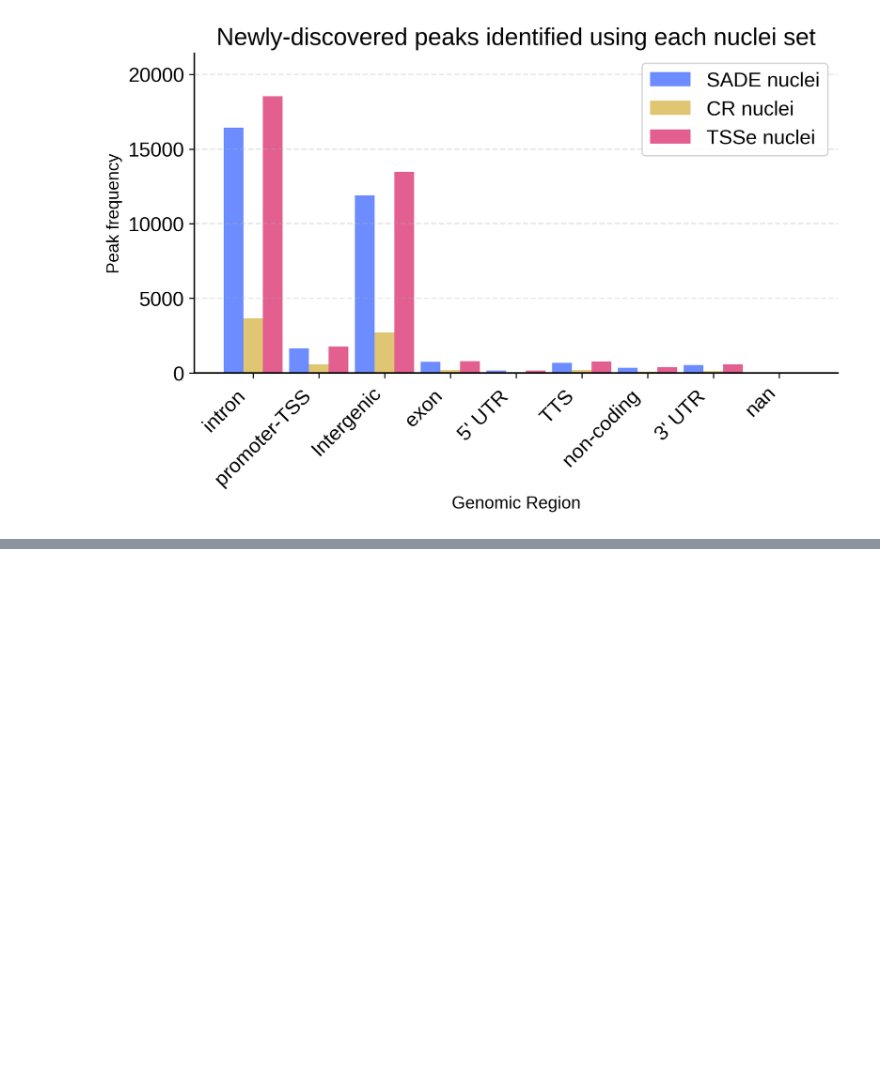
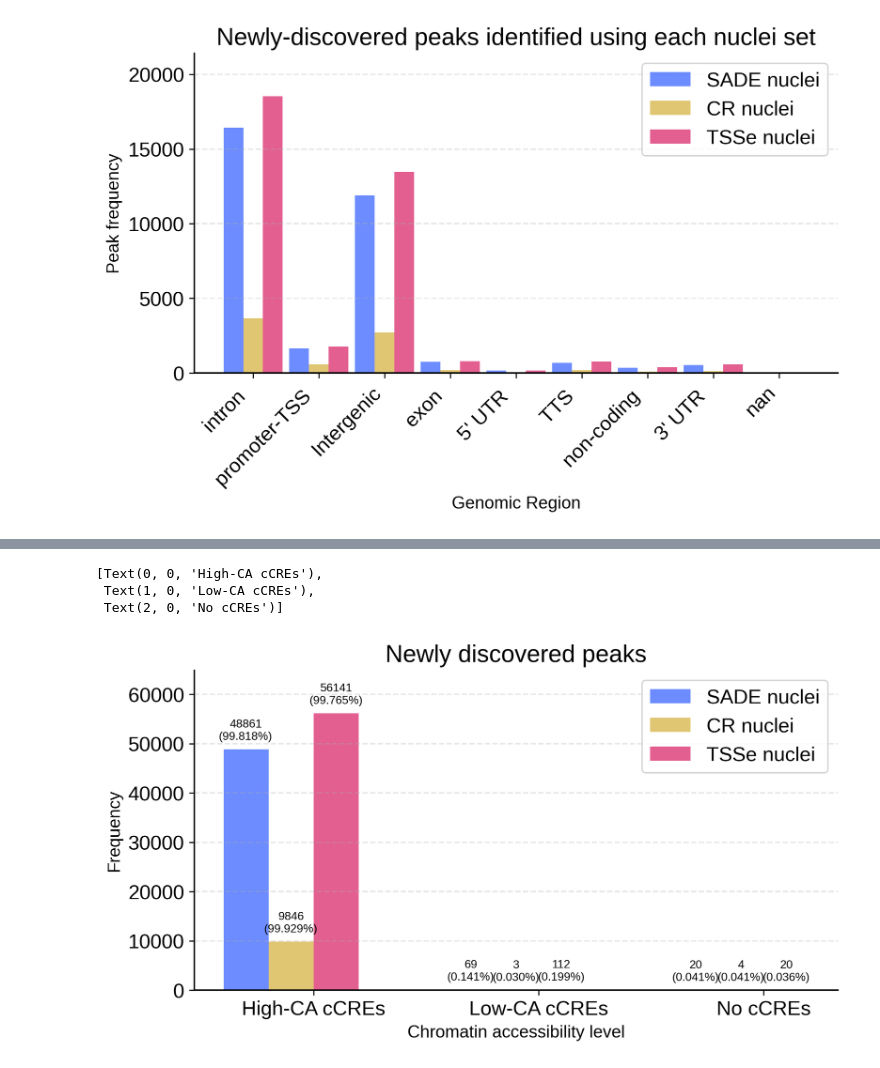
Before and after one commit to streetslab/SADE_manuscript, a Jupyter notebook: EDA/F3_peakset_comparison_cCRES_v.ipynb, the cells around one changed output, grey strips where cells are left out. Saved outputs shown, nothing was run; the diff lists cells and outputs as text; code cells hidden in the pictures; blank space fills up the shorter version.

```diff
--- a/EDA/F3_peakset_comparison_cCRES_v.ipynb
+++ b/EDA/F3_peakset_comparison_cCRES_v.ipynb
@@ -164,0 +361,49 @@ ax.set_xticklabels(labels, rotation=45, ha='right')
+# %%
+CA_level_color_map = {'High-CA cCREs': 'blue', 'Low-CA cCREs': 'orange', 'No cCREs': 'grey'}
+CA_level_index_map = {'High-CA cCREs': 0, 'Low-CA cCREs': 1, 'No cCREs': 2}
+CA_regions_level = {'dELS': 'High-CA cCREs', 'pELS': 'High-CA cCREs', 'PLS': 'High-CA cCREs', 'CA-H3K4me3': 'High-CA cCREs',
+                "CA-CTCF": 'High-CA cCREs', 'CA-TF': 'High-CA cCREs', 'TF': 'Low-CA cCREs', "CA": 'High-CA cCREs', '.': 'No cCREs'}
+
+width = 0.2  # the width of the bars
+fig, ax = plt.subplots( nrows=1, ncols=1, figsize=(8,4))
+
+for d, c, poffset, l in zip([ SADE_vs_raw_cCREs, CR_vs_raw_cCREs,   TSSe_vs_raw_cCREs], [ '#2E5BFF', "#D4AF37",  '#D81B60', ],
+                    width*np.array([-1.5, -0.5, 0.5,]),
+                    [ 'SADE nuclei','CR nuclei', 'TSSe nuclei']):
+    freq_df = d['newly_discovered_peaks'].dropna(subset=['cCREs_class'], inplace=False
+                                         )['cCREs_class'].map(CA_regions_level).value_counts()
+    percent = freq_df / freq_df.sum() * 100
+    x_positions = [CA_level_index_map[idx] + poffset for idx in freq_df.index]
+    bars = ax.bar(x_positions, freq_df.values, width=width, alpha=0.7, color=c, label=f'{l}')
+    for bar, class_name in zip(bars, freq_df.index):
+        ax.annotate(
+            f'{freq_df[class_name]}\n({percent[class_name]:.3f}%)',
+            xy=(bar.get_x() + bar.get_width() / 2, bar.get_height()),
+            xytext=(0 +  poffset, 5 ),
+            textcoords='offset points',
+            ha='center',
+            va='bottom',
+            fontsize=8,
+            rotation=0
+        )
+
+ax.spines['top'].set_visible(False)
+ax.spines['right'].set_visible(False)
+ax.yaxis.grid(True, linestyle='--', alpha=0.3, zorder=0)
+
+ax.set_ylim( 0, ax.get_ylim()[1]*1.1)
+ax.set_ylabel('Frequency', fontsize=12)
+ax.set_xlabel('Chromatin accessibility level', fontsize=12)
+ax.legend(loc='upper right', ncols=1, bbox_to_anchor=(1, 1))
+ax.set_title('Newly discovered peaks')
+
+
+ticks = sorted(CA_level_index_map.values())
+labels = sorted(CA_level_index_map, key=CA_level_index_map.get)
+ax.set_xticks(ticks)
+ax.set_xticklabels(labels, rotation=0, ha='center')
+# %% [output]
+[Text(0, 0, 'High-CA cCREs'),
+ Text(1, 0, 'Low-CA cCREs'),
+ Text(2, 0, 'No cCREs')]
+[figure, added]
```
Also changed, not shown: parts of 23 cells of this notebook, 2 other files.
